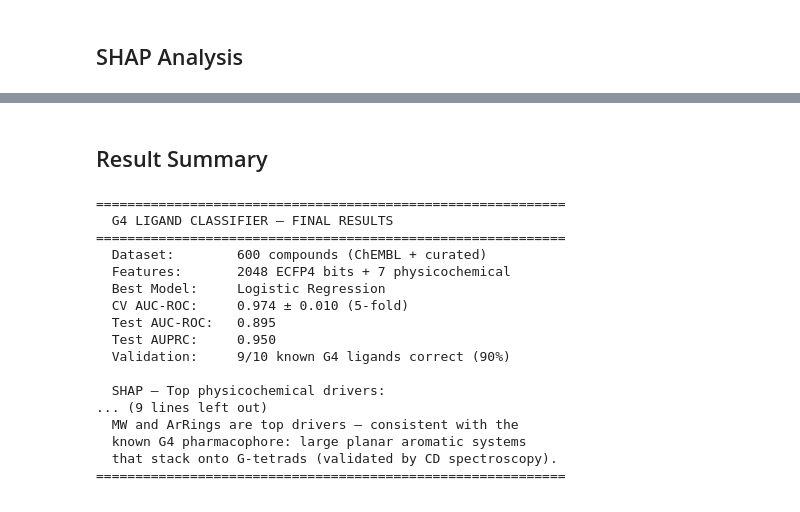
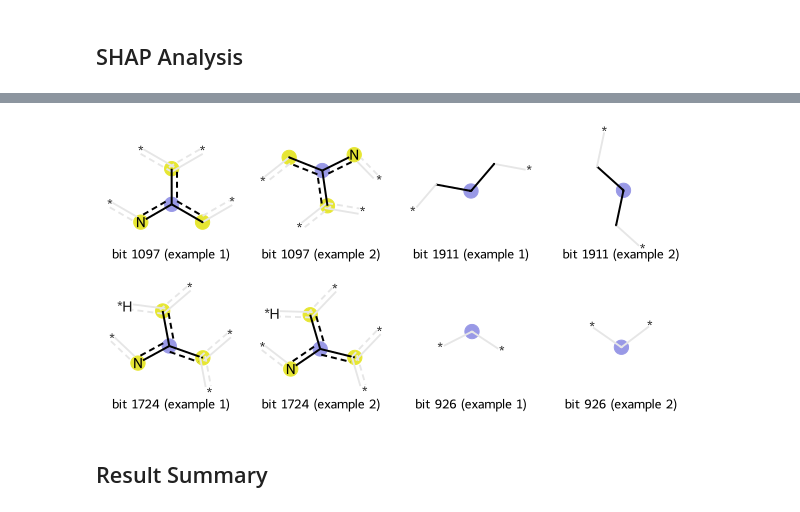
Before and after one commit to Agni-18/g4-ligand-classifier, a Jupyter notebook: g4_ligand_classifier_final.ipynb, the cells around one changed output, grey strips where cells are left out. Saved outputs shown, nothing was run; the diff lists cells and outputs as text; code cells hidden in the pictures.

```diff
--- a/g4_ligand_classifier_final.ipynb
+++ b/g4_ligand_classifier_final.ipynb
@@ -465,42 +491,37 @@ Validation: 9/10 correct (90%)
+# %%
+from rdkit import Chem
+from rdkit.Chem import Draw, rdFingerprintGenerator
+from IPython.display import display
+
+morgan_gen = rdFingerprintGenerator.GetMorganGenerator(radius=2, fpSize=2048)
+smiles_all = df_combined.loc[valid_idx, 'smiles'].tolist()
+
+def examples_for_bit(bit, n=2):
+    """Find up to n molecules that set this fingerprint bit."""
+    found = []
+    for smi in smiles_all:
+        mol = Chem.MolFromSmiles(smi)
+        ao = rdFingerprintGenerator.AdditionalOutput()
+        ao.AllocateBitInfoMap()
+        morgan_gen.GetFingerprint(mol, additionalOutput=ao)
+        info = ao.GetBitInfoMap()
+        if bit in info:
+            found.append((mol, bit, info))
+            if len(found) == n:
+                break
+    return found
+
+# Take these from the NEW shap_summary.png after the clean re-run
+top_bits = [1097, 1911, 1724, 926]
+
+tuples, legends = [], []
+for b in top_bits:
+    for k, t in enumerate(examples_for_bit(b, n=2), start=1):
+        tuples.append(t)
+        legends.append(f'bit {b} (example {k})')
+
+display(Draw.DrawMorganBits(tuples, molsPerRow=4, legends=legends))
+# %% [output]
+[figure, added]
 # %% [markdown]
 ## Result Summary
-# %%
-print('=' * 60)
-print('  G4 LIGAND CLASSIFIER — FINAL RESULTS')
-print('=' * 60)
-print(f'  Dataset:        {len(df_combined)} compounds (ChEMBL + curated)')
-print(f'  Features:       2048 ECFP4 bits + 7 physicochemical')
-print(f'  Best Model:     {best_model_name}')
-print(f'  CV AUC-ROC:     0.974 ± 0.010 (5-fold)')
-print(f'  Test AUC-ROC:   {auc_score:.3f}')
-print(f'  Test AUPRC:     {ap_score:.3f}')
-print(f'  Validation:     9/10 known G4 ligands correct (90%)')
-print()
-print('  SHAP — Top physicochemical drivers:')
-for d in desc_names:
-    bar = '█' * int(feat_imp[d] * 500)
-    print(f'    {d:12s} {feat_imp[d]:.5f}  {bar}')
-print()
-print('  Biological interpretation:')
-print('  MW and ArRings are top drivers — consistent with the')
-print('  known G4 pharmacophore: large planar aromatic systems')
-print('  that stack onto G-tetrads (validated by CD spectroscopy).')
-print('=' * 60)
-# %% [output]
-============================================================
-  G4 LIGAND CLASSIFIER — FINAL RESULTS
-============================================================
-  Dataset:        600 compounds (ChEMBL + curated)
-  Features:       2048 ECFP4 bits + 7 physicochemical
-  Best Model:     Logistic Regression
-  CV AUC-ROC:     0.974 ± 0.010 (5-fold)
-  Test AUC-ROC:   0.895
-  Test AUPRC:     0.950
-  Validation:     9/10 known G4 ligands correct (90%)
-
-  SHAP — Top physicochemical drivers:
-... (9 lines left out)
-  MW and ArRings are top drivers — consistent with the
-  known G4 pharmacophore: large planar aromatic systems
-  that stack onto G-tetrads (validated by CD spectroscopy).
-============================================================
```
Also changed, not shown: parts of 15 cells of this notebook, 8 other files.
